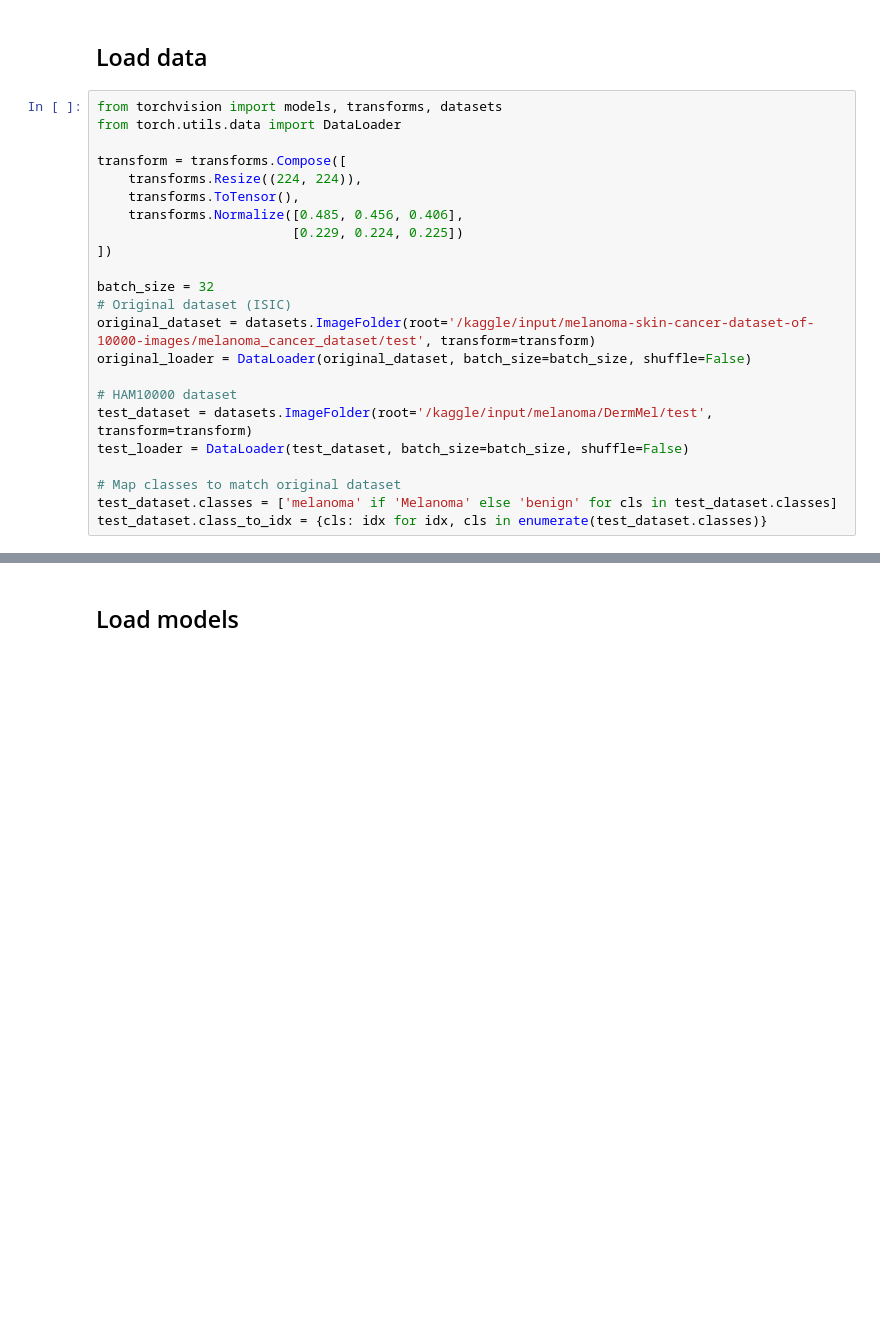
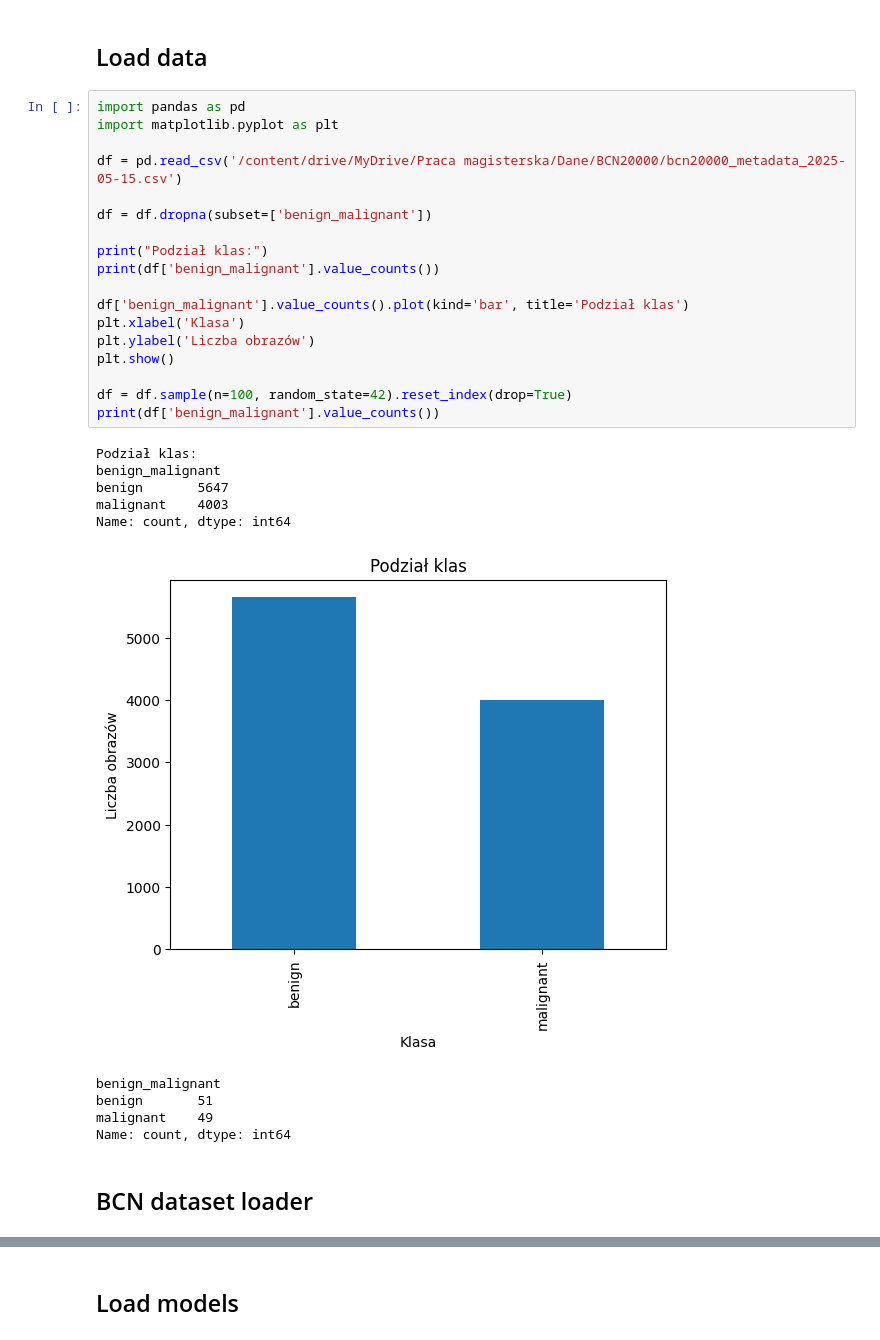
Before and after one commit to recelos/masters-thesis, a Jupyter notebook: generalization.ipynb, the cells around one changed output, grey strips where cells are left out. Saved outputs shown, nothing was run; the diff lists cells and outputs as text; blank space fills up the shorter version.

Commit message:
Add BCN20000 dataset and use Google Colab

```diff
--- a/generalization.ipynb
+++ b/generalization.ipynb
@@ -8,25 +15,33 @@ device = torch.device('cuda' if torch.cuda.is_available() else 'cpu')
 # %% [markdown]
 ## Load data
-# %%
-from torchvision import models, transforms, datasets
-from torch.utils.data import DataLoader
-
-transform = transforms.Compose([
-    transforms.Resize((224, 224)),
-    transforms.ToTensor(),
-    transforms.Normalize([0.485, 0.456, 0.406],
-                         [0.229, 0.224, 0.225])
-])
-
-batch_size = 32
-# Original dataset (ISIC)
-original_dataset = datasets.ImageFolder(root='/kaggle/input/melanoma-skin-cancer-dataset-of-10000-images/melanoma_cancer_dataset/test', transform=transform)
-original_loader = DataLoader(original_dataset, batch_size=batch_size, shuffle=False)
-
-# HAM10000 dataset
-test_dataset = datasets.ImageFolder(root='/kaggle/input/melanoma/DermMel/test', transform=transform)
-test_loader = DataLoader(test_dataset, batch_size=batch_size, shuffle=False)
-
-# Map classes to match original dataset
-test_dataset.classes = ['melanoma' if 'Melanoma' else 'benign' for cls in test_dataset.classes]
-test_dataset.class_to_idx = {cls: idx for idx, cls in enumerate(test_dataset.classes)}
+# %%
+import pandas as pd
+import matplotlib.pyplot as plt
+
+df = pd.read_csv('/content/drive/MyDrive/Praca magisterska/Dane/BCN20000/bcn20000_metadata_2025-05-15.csv')
+
+df = df.dropna(subset=['benign_malignant'])
+
+print("Podział klas:")
+print(df['benign_malignant'].value_counts())
+
+df['benign_malignant'].value_counts().plot(kind='bar', title='Podział klas')
+plt.xlabel('Klasa')
+plt.ylabel('Liczba obrazów')
+plt.show()
+
+df = df.sample(n=100, random_state=42).reset_index(drop=True)
+print(df['benign_malignant'].value_counts())
+# %% [output]
+Podział klas:
+benign_malignant
+benign       5647
+malignant    4003
+Name: count, dtype: int64
+[figure, added]
+benign_malignant
+benign       51
+malignant    49
+Name: count, dtype: int64
+# %% [markdown]
+## BCN dataset loader
```
Also changed, not shown: parts of 11 cells of this notebook, 1 other file.
